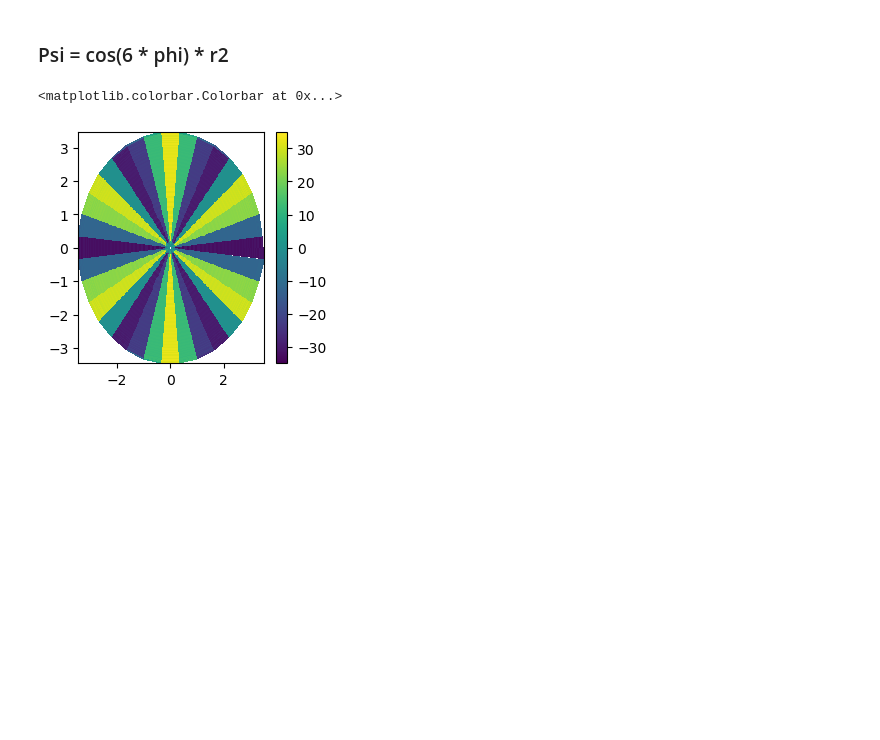
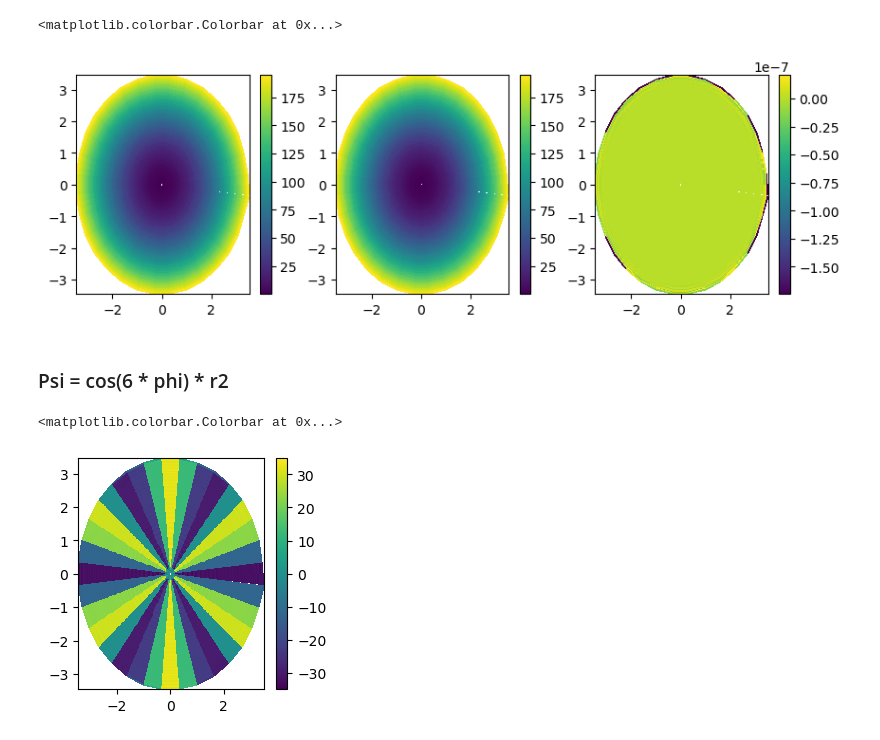
Before and after one commit to linyao1999/JupiterVortex, a Jupyter notebook: debug.ipynb, the cells around one changed output. Saved outputs shown, nothing was run; the diff lists cells and outputs as text; code cells hidden in the pictures; blank space fills up the shorter version.

```diff
--- a/debug.ipynb
+++ b/debug.ipynb
@@ -38,3 +112,40 @@ plt.colorbar(im)
+# %%
+fig, ax = plt.subplots(1,3, figsize=(10,3))
+st = 0
+ed = -2
+# truth = Psi1 * 0 + r**4
+# truth = Psi1 * 0 + 4 * (r**3)
+truth = Psi1 * 0 + 16 * (r**2)
+
+# im = ax[0].pcolormesh(x[:,st:ed], y[:,st:ed], Psi1[:,st:ed])
+# im = ax[0].pcolormesh(x[:,st:ed], y[:,st:ed], gradPsi1[1,:,st:ed])
+# im = ax[0].pcolormesh(x[:,st:ed], y[:,st:ed], skewgradPsi1[0,:,st:ed])
+im = ax[0].pcolormesh(x[:,st:ed], y[:,st:ed], lapPsi1[:,st:ed])
+plt.colorbar(im)
+
+im = ax[1].pcolormesh(x[:,st:ed], y[:,st:ed], truth[:,st:ed])
+plt.colorbar(im)
+
+# im = ax[2].pcolormesh(x[:,st:ed], y[:,st:ed], Psi1[:,st:ed] - truth[:,st:ed])
+# im = ax[2].pcolormesh(x[:,st:ed], y[:,st:ed], gradPsi1[1,:,st:ed] - truth[:,st:ed])
+# im = ax[2].pcolormesh(x[:,st:ed], y[:,st:ed], skewgradPsi1[0,:,st:ed] - truth[:,st:ed])
+im = ax[2].pcolormesh(x[:,st:ed], y[:,st:ed], lapPsi1[:,st:ed] - truth[:,st:ed])
+plt.colorbar(im)
+
+# im = ax.pcolormesh(x[:,st:ed], y[:,st:ed], gradPsi1[0,:,st:ed] + 6 * np.sin(6 * phi)*r[0,st:ed])
+# im = ax.pcolormesh(x[:,st:ed], y[:,st:ed], gradPsi1[1,:,st:ed] - 2 * (np.cos(6 * phi)*r[0,st:ed]))
+# im = ax.pcolormesh(x[:,st:ed], y[:,st:ed], skewgradPsi1[0,:,st:ed] - 2 * np.cos(6 * phi)*r[0,st:ed])
+# im = ax.pcolormesh(x[:,st:ed], y[:,st:ed], skewgradPsi1[1,:,st:ed] - 6 * np.sin(6 * phi)*r[0,st:ed])
+
+
+
+# n = np.argmax(np.abs(lapPsi1[:,3:-3] - truth[:,3:-3]))
+# x_max = x[:,3:-3].flatten()[n]
+# y_max = y[:,3:-3].flatten()[n]
+# ax.scatter(x_max, y_max, color='red', marker='x', s=60)
+# %% [output]
+<matplotlib.colorbar.Colorbar at 0x...>
+[figure, added]
 # %% [markdown]
 ### Psi = cos(6 * phi) * r2
 # %%
```
Also changed, not shown: parts of 9 cells of this notebook, 24 other files.
